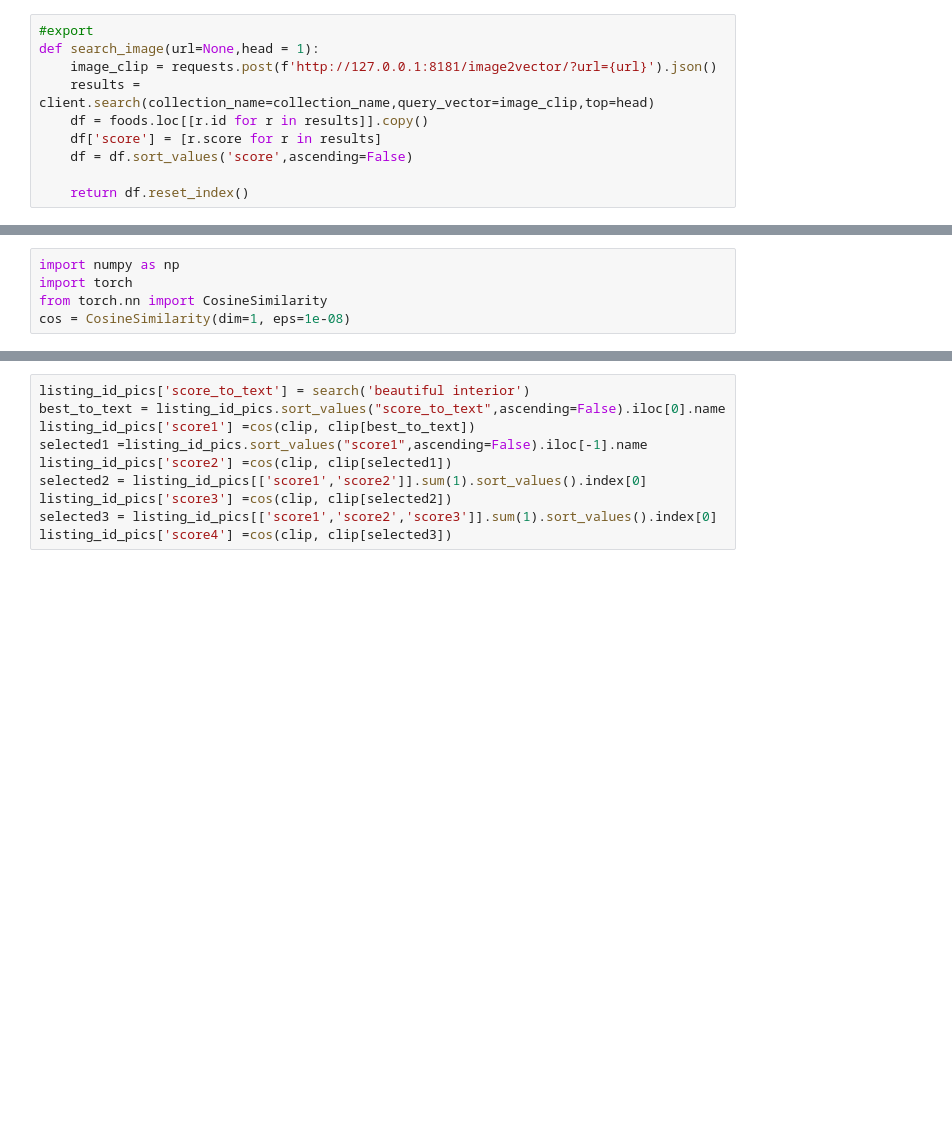
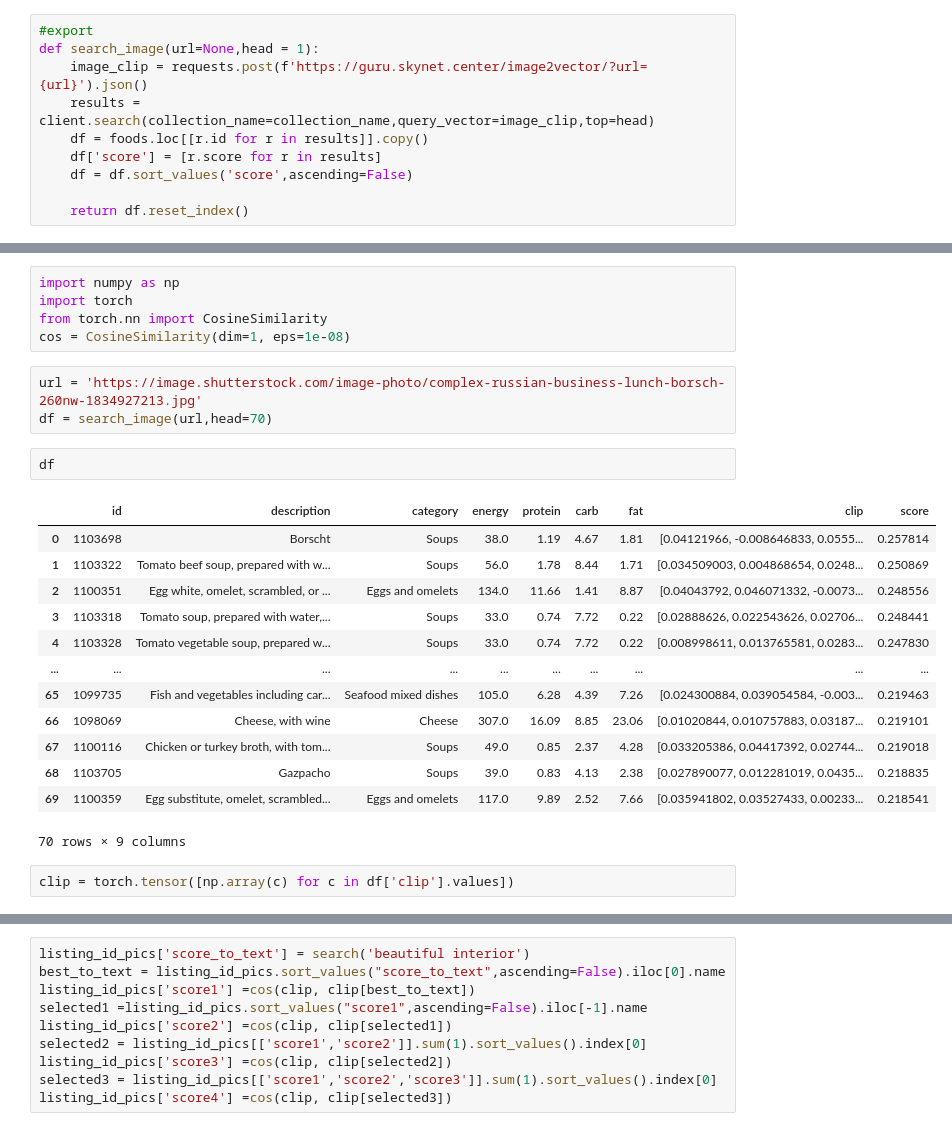
Before and after one commit to DmitriyG228/food, a Jupyter notebook: 01_multiple_foods.ipynb, the cells around one changed output, grey strips where cells are left out. Drawn from its saved outputs; the diff is of its cells as text; blank space fills up the shorter version.

```diff
--- a/01_multiple_foods.ipynb
+++ b/01_multiple_foods.ipynb
@@ -20,7 +28,7 @@ foods = foods.set_index('id')
 # %%
 #export
 def search_image(url=None,head = 1):
-    image_clip = requests.post(f'http://127.0.0.1:8181/image2vector/?url={url}').json()
+    image_clip = requests.post(f'https://guru.skynet.center/image2vector/?url={url}').json()
     results = client.search(collection_name=collection_name,query_vector=image_clip,top=head)
     df = foods.loc[[r.id for r in results]].copy()
     df['score'] = [r.score for r in results]
@@ -32,4 +47,25 @@ import numpy as np
 import torch
 from torch.nn import CosineSimilarity
 cos = CosineSimilarity(dim=1, eps=1e-08)
+# %%
+url = 'https://image.shutterstock.com/image-photo/complex-russian-business-lunch-borsch-260nw-1834927213.jpg'
+df = search_image(url,head=70)
+# %%
+df
+# %% [output]
+|  | id | description | category | energy | protein | carb | fat | clip | score |
+| 0 | 1103698 | Borscht | Soups | 38.0 | 1.19 | 4.67 | 1.81 | [0.04121966, -0.008646833, 0.0555... | 0.257814 |
+| 1 | 1103322 | Tomato beef soup, prepared with w... | Soups | 56.0 | 1.78 | 8.44 | 1.71 | [0.034509003, 0.004868654, 0.0248... | 0.250869 |
+| 2 | 1100351 | Egg white, omelet, scrambled, or ... | Eggs and omelets | 134.0 | 11.66 | 1.41 | 8.87 | [0.04043792, 0.046071332, -0.0073... | 0.248556 |
+| 3 | 1103318 | Tomato soup, prepared with water,... | Soups | 33.0 | 0.74 | 7.72 | 0.22 | [0.02888626, 0.022543626, 0.02706... | 0.248441 |
+| 4 | 1103328 | Tomato vegetable soup, prepared w... | Soups | 33.0 | 0.74 | 7.72 | 0.22 | [0.008998611, 0.013765581, 0.0283... | 0.247830 |
+| ... | ... | ... | ... | ... | ... | ... | ... | ... | ... |
+| 65 | 1099735 | Fish and vegetables including car... | Seafood mixed dishes | 105.0 | 6.28 | 4.39 | 7.26 | [0.024300884, 0.039054584, -0.003... | 0.219463 |
+| 66 | 1098069 | Cheese, with wine | Cheese | 307.0 | 16.09 | 8.85 | 23.06 | [0.01020844, 0.010757883, 0.03187... | 0.219101 |
+| 67 | 1100116 | Chicken or turkey broth, with tom... | Soups | 49.0 | 0.85 | 2.37 | 4.28 | [0.033205386, 0.04417392, 0.02744... | 0.219018 |
+| 68 | 1103705 | Gazpacho | Soups | 39.0 | 0.83 | 4.13 | 2.38 | [0.027890077, 0.012281019, 0.0435... | 0.218835 |
+| 69 | 1100359 | Egg substitute, omelet, scrambled... | Eggs and omelets | 117.0 | 9.89 | 2.52 | 7.66 | [0.035941802, 0.03527433, 0.00233... | 0.218541 |
+70 rows × 9 columns
+# %%
+clip = torch.tensor([np.array(c) for c in df['clip'].values])
 # %%
```
Also changed, not shown: parts of 12 cells of this notebook.
